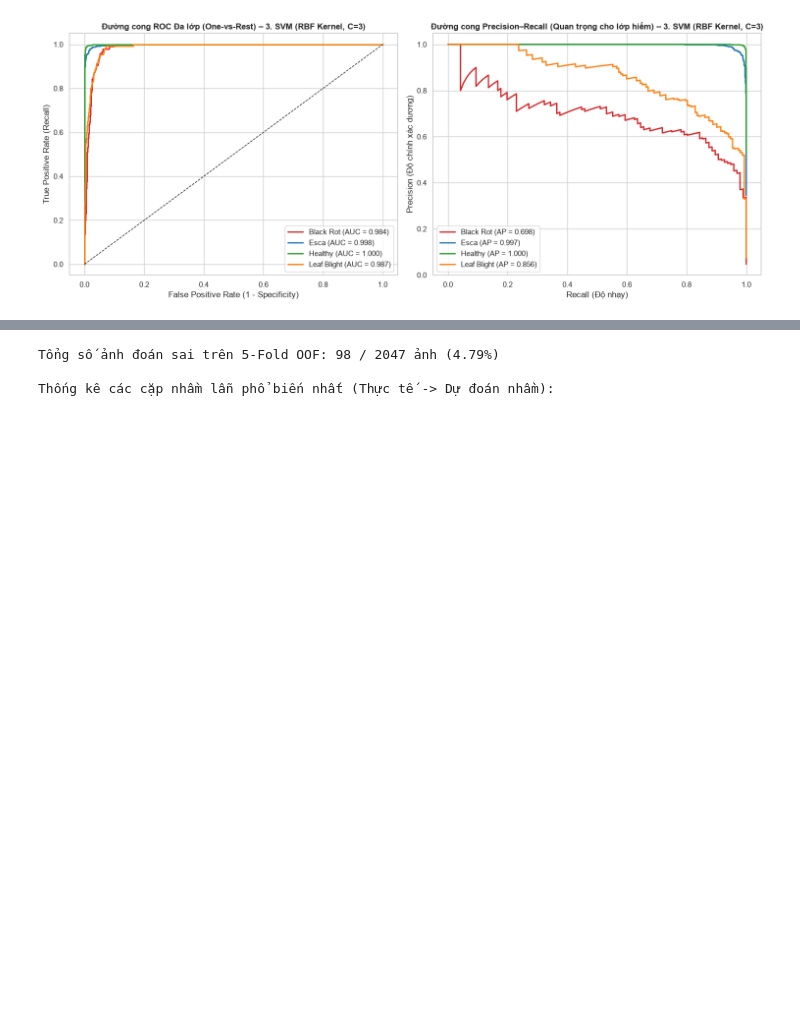
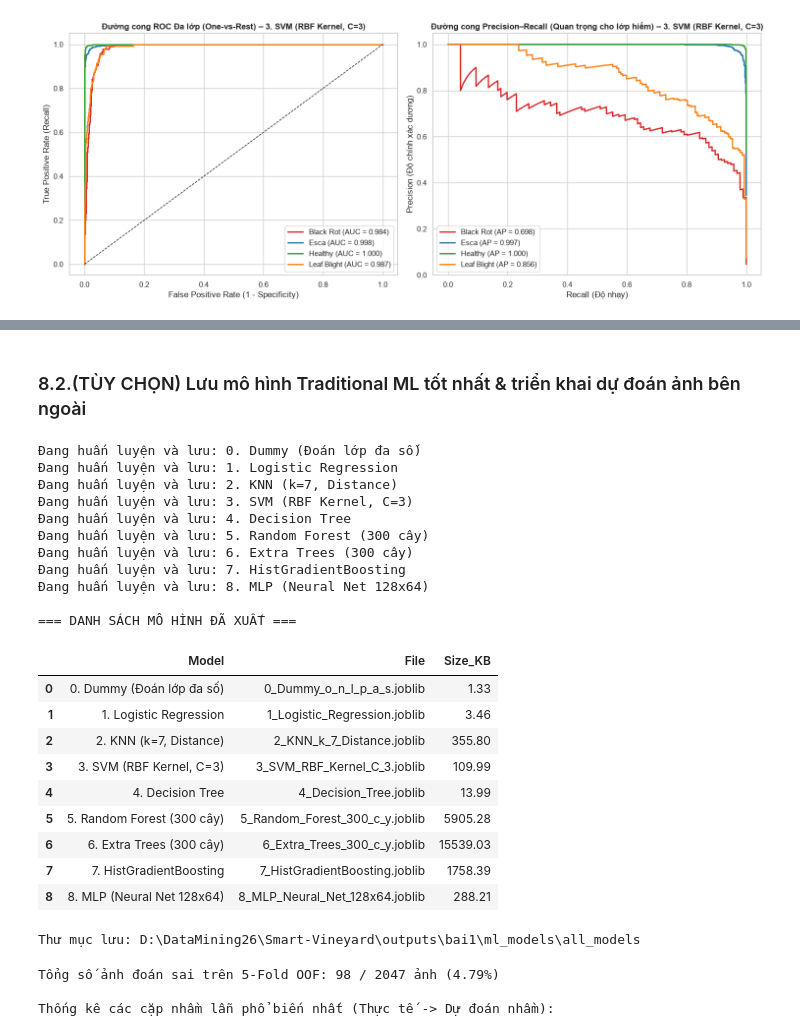
Before and after one commit to KasuraNguyen/Smart-Vineyard, a Jupyter notebook: Notebook/Task01_Grape_Leaf_Disease_Classification.ipynb, the cells around one changed output, grey strips where cells are left out. Saved outputs shown, nothing was run; the diff lists cells and outputs as text; code cells hidden in the pictures; blank space fills up the shorter version.

```diff
--- a/Notebook/Task01_Grape_Leaf_Disease_Classification.ipynb
+++ b/Notebook/Task01_Grape_Leaf_Disease_Classification.ipynb
@@ -904,3 +962,74 @@ weighted avg     0.9537    0.9545    0.9541       308
+# %% [markdown]
+### 8.2.(TÙY CHỌN) Lưu mô hình Traditional ML tốt nhất & triển khai dự đoán ảnh bên ngoài
+# %%
+import joblib
+import re
+
+ALL_MODELS_DIR = OUTPUT_DIR / "ml_models" / "all_models"
+ALL_MODELS_DIR.mkdir(parents=True, exist_ok=True)
+
+all_models = get_models(class_weight_mode="sqrt")
+
+export_summary = []
+
+for model_name, model in all_models.items():
+
+    print(f"Đang huấn luyện và lưu: {model_name}")
+
+    # Huấn luyện trên Train + Validation
+    model.fit(X_trainval, y_trainval)
+
+    # Tạo tên file an toàn
+    safe_name = re.sub(r"[^a-zA-Z0-9]+", "_", model_name).strip("_")
+
+    # Đóng gói mô hình và thông tin đặc trưng
+    package = {
+        "model": model,
+        "model_name": model_name,
+        "feature_columns": list(FEATURE_COLS),
+        "classes": list(model.classes_),
+        "image_size": (256, 256)
+    }
+
+    # Lưu riêng từng mô hình
+    save_path = ALL_MODELS_DIR / f"{safe_name}.joblib"
+    joblib.dump(package, save_path)
+
+    export_summary.append({
+        "Model": model_name,
+        "File": save_path.name,
+        "Size_KB": round(save_path.stat().st_size / 1024, 2)
+    })
+
+df_export_summary = pd.DataFrame(export_summary)
+
+print("\n=== DANH SÁCH MÔ HÌNH ĐÃ XUẤT ===")
+display(df_export_summary)
+
+print("Thư mục lưu:", ALL_MODELS_DIR)
+# %% [output]
+Đang huấn luyện và lưu: 0. Dummy (Đoán lớp đa số)
+Đang huấn luyện và lưu: 1. Logistic Regression
+Đang huấn luyện và lưu: 2. KNN (k=7, Distance)
+Đang huấn luyện và lưu: 3. SVM (RBF Kernel, C=3)
+Đang huấn luyện và lưu: 4. Decision Tree
+Đang huấn luyện và lưu: 5. Random Forest (300 cây)
+Đang huấn luyện và lưu: 6. Extra Trees (300 cây)
+Đang huấn luyện và lưu: 7. HistGradientBoosting
+Đang huấn luyện và lưu: 8. MLP (Neural Net 128x64)
+
+=== DANH SÁCH MÔ HÌNH ĐÃ XUẤT ===
+|  | Model | File | Size_KB |
+| 0 | 0. Dummy (Đoán lớp đa số) | 0_Dummy_o_n_l_p_a_s.joblib | 1.33 |
+| 1 | 1. Logistic Regression | 1_Logistic_Regression.joblib | 3.46 |
+| 2 | 2. KNN (k=7, Distance) | 2_KNN_k_7_Distance.joblib | 355.80 |
+| 3 | 3. SVM (RBF Kernel, C=3) | 3_SVM_RBF_Kernel_C_3.joblib | 109.99 |
+| 4 | 4. Decision Tree | 4_Decision_Tree.joblib | 13.99 |
+| 5 | 5. Random Forest (300 cây) | 5_Random_Forest_300_c_y.joblib | 5905.28 |
+| 6 | 6. Extra Trees (300 cây) | 6_Extra_Trees_300_c_y.joblib | 15539.03 |
+| 7 | 7. HistGradientBoosting | 7_HistGradientBoosting.joblib | 1758.39 |
+| 8 | 8. MLP (Neural Net 128x64) | 8_MLP_Neural_Net_128x64.joblib | 288.21 |
+Thư mục lưu: D:\DataMining26\Smart-Vineyard\outputs\bai1\ml_models\all_models
 # %%
 # Trực quan hóa một số bức ảnh bị phân loại nhầm có độ tự tin cao nhất để phân tích nguyên nhân
 df_eval_all = df_feat[["Sr_No", "Image_Name", "Image_Path", "Disease_Type", "Split"]].copy()
```
Also changed, not shown: parts of 6 cells of this notebook.
